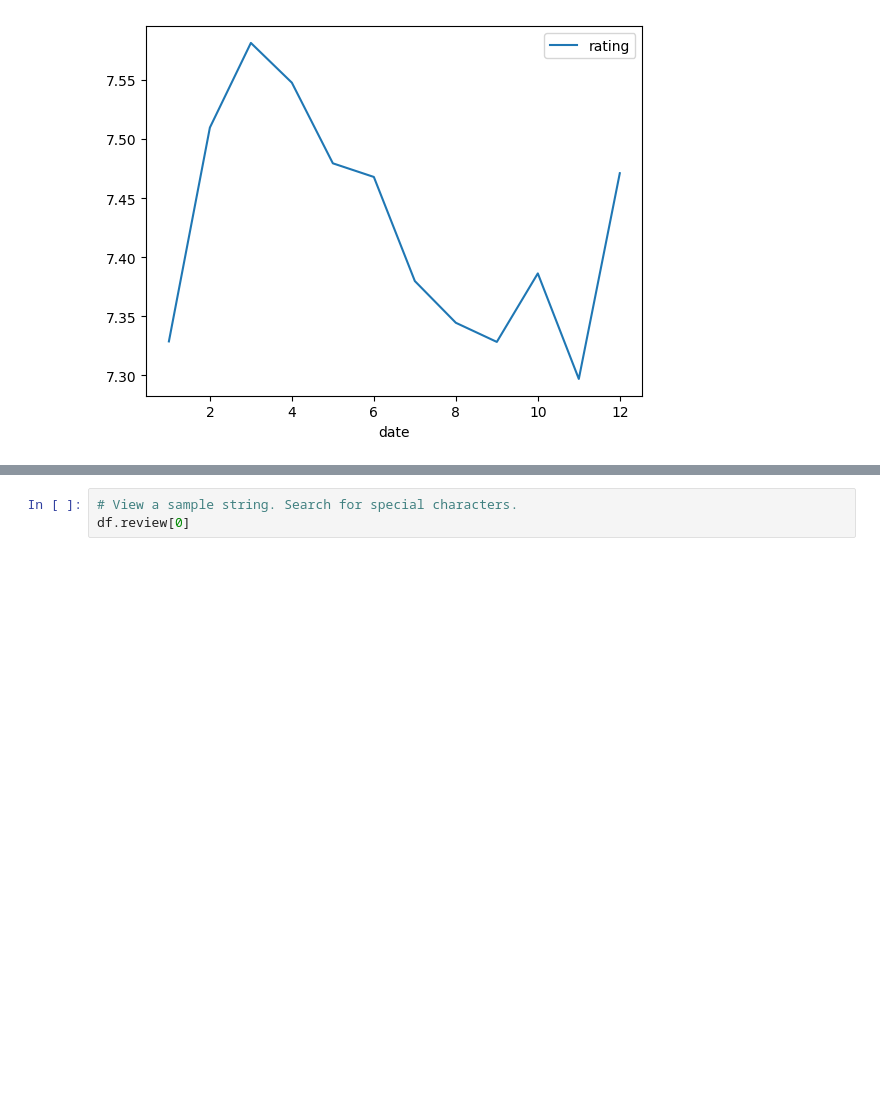
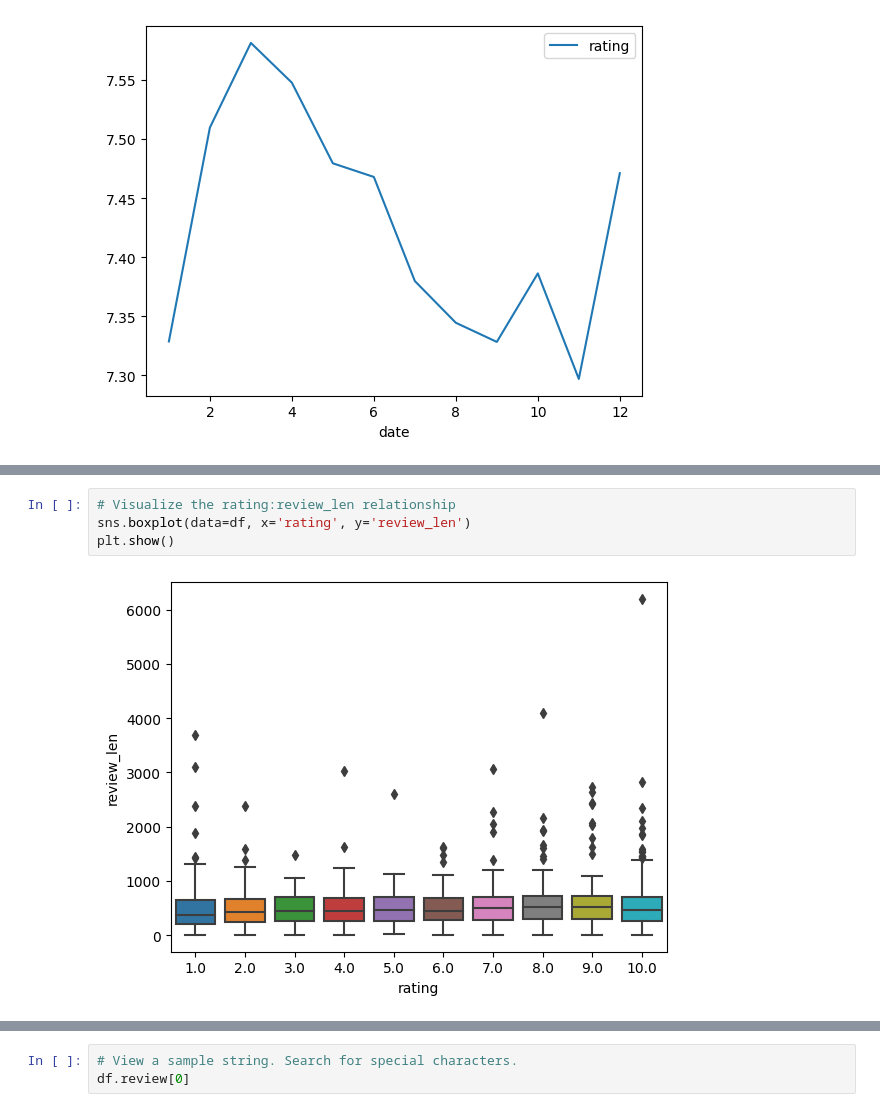
Before and after one commit to fractaldatalearning/psychedelic_efficacy, a Jupyter notebook: notebooks/3-kl-studies-early-eda-parse.ipynb, the cells around one changed output, grey strips where cells are left out. Saved outputs shown, nothing was run; the diff lists cells and outputs as text; blank space fills up the shorter version.

```diff
--- a/notebooks/3-kl-studies-early-eda-parse.ipynb
+++ b/notebooks/3-kl-studies-early-eda-parse.ipynb
@@ -550,0 +573,6 @@ The review column contains narratives where patients explain their experience wi
+# %%
+# Visualize the rating:review_len relationship
+sns.boxplot(data=df, x='rating', y='review_len')
+plt.show()
+# %% [output]
+[figure, added]
```
Also changed, not shown: parts of 29 cells of this notebook, 2 other files.
